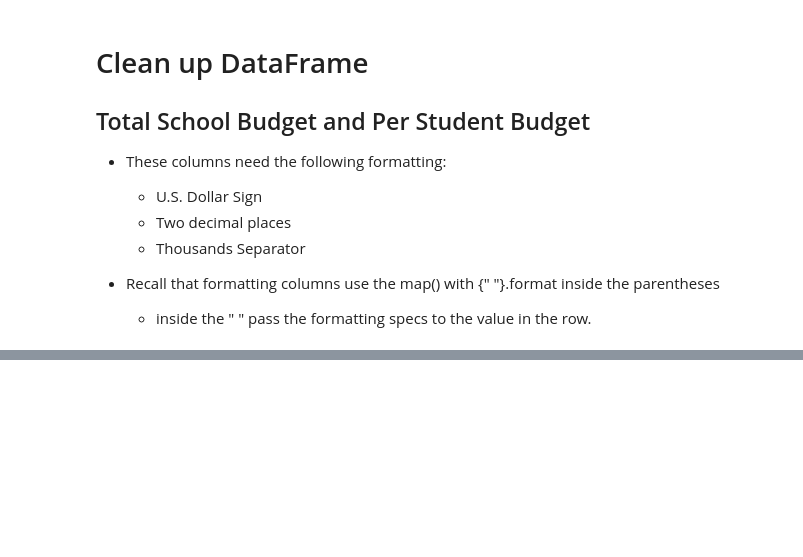
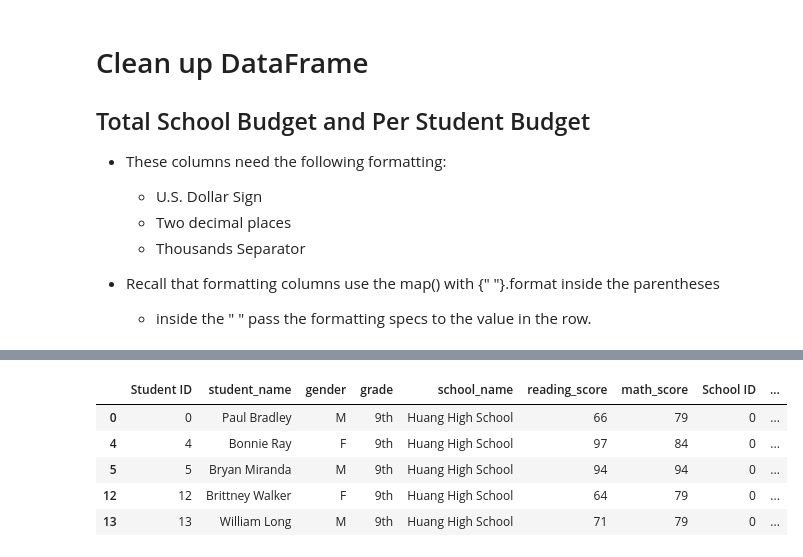
Before and after one commit to jwcomp4/School_District_Analysis, a Jupyter notebook: PyCitySchools.ipynb, the cells around one changed output, grey strips where cells are left out. Cells and saved outputs as stored; diff of their text form; code cells hidden in the pictures; blank space fills up the shorter version.

Commit message:
Added average math and reading scores by grade

```diff
--- a/PyCitySchools.ipynb
+++ b/PyCitySchools.ipynb
@@ -1068,0 +1069,27 @@ bottom_schools.head()
+# %%
+# creating 2 new DataFrames: one for average math scores/grade and one for average reading scores/grade
+# DataFrame needs to have the school_name as the index and the avg math or reading score for 9, 10, 11, 12 grades
+
+# need to get each grade as a Series by filtering the school_data_complete_df
+# using similar method as finiding the passing_math:
+# passing_math = school_data_complete_df["math_score"] >= 70
+
+#capturing the grade level DataFrames:
+#in each case, finding the grade level, then filtering the school_data_complete_df, finally assign to var.
+
+ninth_grade = school_data_complete_df[(school_data_complete_df["grade"] == "9th")]
+
+tenth_grade = school_data_complete_df[(school_data_complete_df["grade"] == "10th")]
+
+eleventh_grade = school_data_complete_df[(school_data_complete_df["grade"] == "11th")]
+
+twelfth_grade = school_data_complete_df[(school_data_complete_df["grade"] == "12th")]
+
+ninth_grade.head()
+# %% [output]
+|  | Student ID | student_name | gender | grade | school_name | reading_score | math_score | School ID | ... |
+| 0 | 0 | Paul Bradley | M | 9th | Huang High School | 66 | 79 | 0 | ... |
+| 4 | 4 | Bonnie Ray | F | 9th | Huang High School | 97 | 84 | 0 | ... |
+| 5 | 5 | Bryan Miranda | M | 9th | Huang High School | 94 | 94 | 0 | ... |
+| 12 | 12 | Brittney Walker | F | 9th | Huang High School | 64 | 79 | 0 | ... |
+| 13 | 13 | William Long | M | 9th | Huang High School | 71 | 79 | 0 | ... |
```
Also changed, not shown: parts of 14 cells of this notebook.
